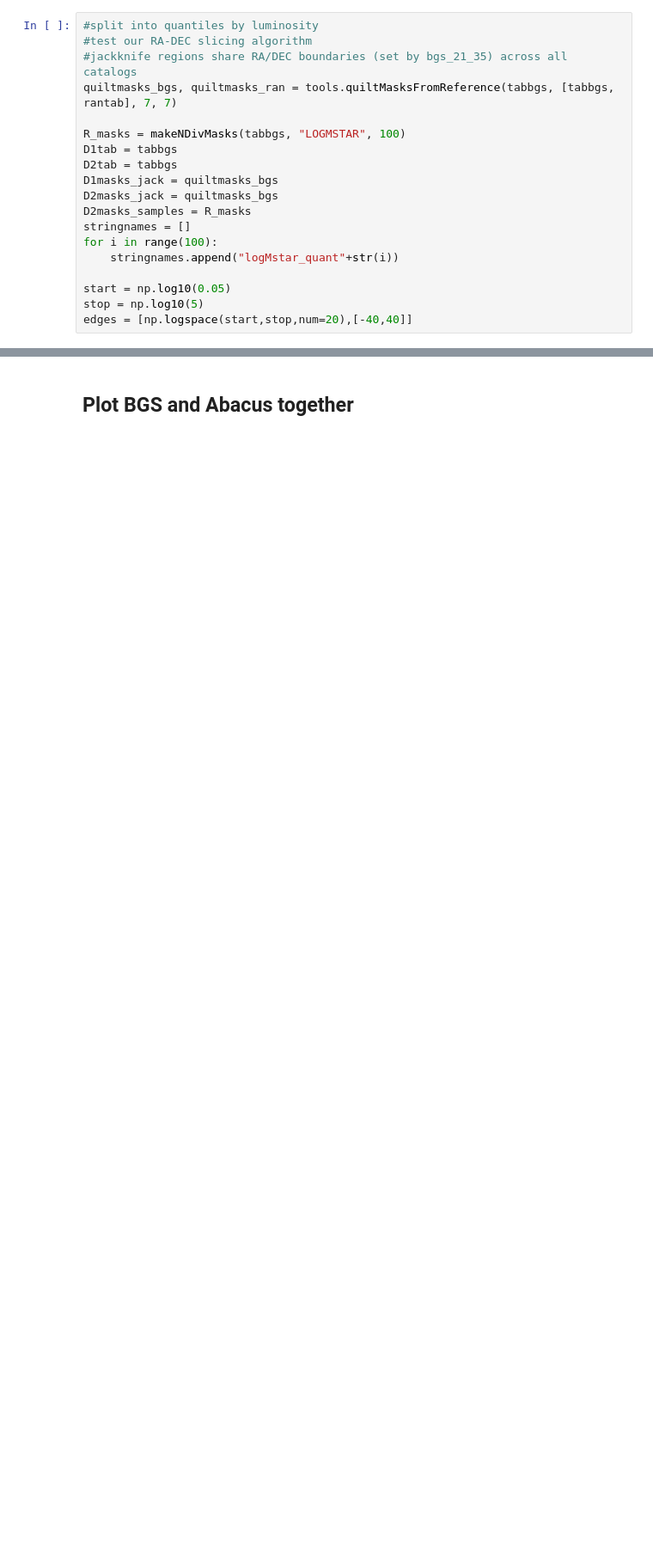
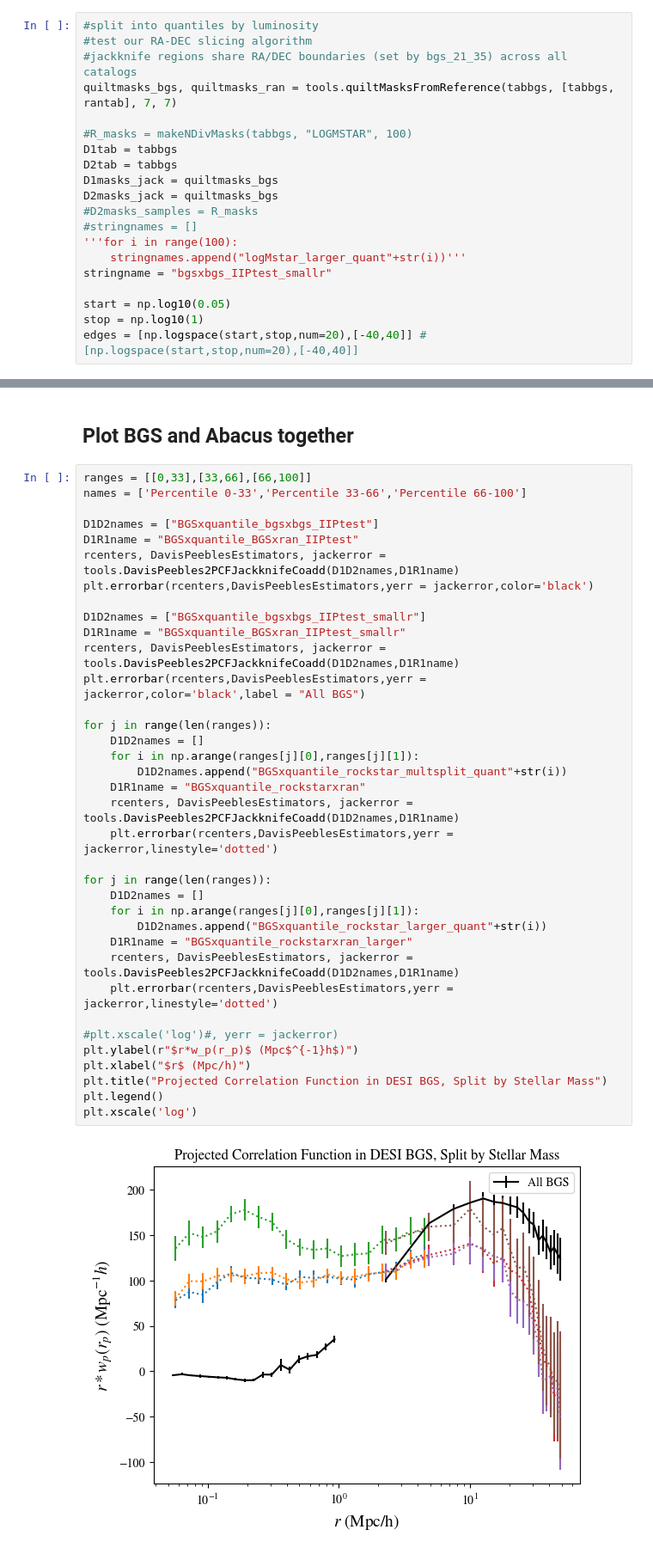
Before and after one commit to catherine-miller/bgsmaps, a Jupyter notebook: bgsclustering.ipynb, the cells around one changed output, grey strips where cells are left out. Shown at 86% size. Cells and saved outputs as stored; diff of their text form; blank space fills up the shorter version.

Commit message:
debugging correlation function calculation in BGS

```diff
--- a/bgsclustering.ipynb
+++ b/bgsclustering.ipynb
@@ -331,17 +314,18 @@ rantab = rantab[::4]
 #jackknife regions share RA/DEC boundaries (set by bgs_21_35) across all catalogs
 quiltmasks_bgs, quiltmasks_ran = tools.quiltMasksFromReference(tabbgs, [tabbgs, rantab], 7, 7)
 
-R_masks = makeNDivMasks(tabbgs, "LOGMSTAR", 100)
+#R_masks = makeNDivMasks(tabbgs, "LOGMSTAR", 100)
 D1tab = tabbgs
 D2tab = tabbgs
 D1masks_jack = quiltmasks_bgs
 D2masks_jack = quiltmasks_bgs
-D2masks_samples = R_masks
-stringnames = []
-for i in range(100):
-    stringnames.append("logMstar_quant"+str(i))
+#D2masks_samples = R_masks
+#stringnames = []
+'''for i in range(100):
+    stringnames.append("logMstar_larger_quant"+str(i))'''
+stringname = "bgsxbgs_IIPtest_smallr"
 
 start = np.log10(0.05)
-stop = np.log10(5)
-edges = [np.logspace(start,stop,num=20),[-40,40]]
+stop = np.log10(1)
+edges = [np.logspace(start,stop,num=20),[-40,40]] #[np.logspace(start,stop,num=20),[-40,40]]
 # %%
@@ -356,6 +341,44 @@ refmasks_jack = quiltmasks_bgs
 rancounts = tools.getJackknifeCounts(reftab, sampletab, refmasks_jack, samplemasks_jack, stringname,edges = edges,useD1weights = True, useD2weights = False)
 # %% [markdown]
 ## Plot BGS and Abacus together ##
+# %%
+ranges = [[0,33],[33,66],[66,100]]
+names = ['Percentile 0-33','Percentile 33-66','Percentile 66-100']
+
+D1D2names = ["BGSxquantile_bgsxbgs_IIPtest"]
+D1R1name = "BGSxquantile_BGSxran_IIPtest"
+rcenters, DavisPeeblesEstimators, jackerror = tools.DavisPeebles2PCFJackknifeCoadd(D1D2names,D1R1name)
+plt.errorbar(rcenters,DavisPeeblesEstimators,yerr = jackerror,color='black')
+
+D1D2names = ["BGSxquantile_bgsxbgs_IIPtest_smallr"]
+D1R1name = "BGSxquantile_BGSxran_IIPtest_smallr"
+rcenters, DavisPeeblesEstimators, jackerror = tools.DavisPeebles2PCFJackknifeCoadd(D1D2names,D1R1name)
+plt.errorbar(rcenters,DavisPeeblesEstimators,yerr = jackerror,color='black',label = "All BGS")
+
+for j in range(len(ranges)):
+    D1D2names = []
+    for i in np.arange(ranges[j][0],ranges[j][1]):
+        D1D2names.append("BGSxquantile_rockstar_multsplit_quant"+str(i))
+    D1R1name = "BGSxquantile_rockstarxran"
+    rcenters, DavisPeeblesEstimators, jackerror = tools.DavisPeebles2PCFJackknifeCoadd(D1D2names,D1R1name)
+    plt.errorbar(rcenters,DavisPeeblesEstimators,yerr = jackerror,linestyle='dotted')
+
+for j in range(len(ranges)):
+    D1D2names = []
+    for i in np.arange(ranges[j][0],ranges[j][1]):
+        D1D2names.append("BGSxquantile_rockstar_larger_quant"+str(i))
+    D1R1name = "BGSxquantile_rockstarxran_larger"
+    rcenters, DavisPeeblesEstimators, jackerror = tools.DavisPeebles2PCFJackknifeCoadd(D1D2names,D1R1name)
+    plt.errorbar(rcenters,DavisPeeblesEstimators,yerr = jackerror,linestyle='dotted')
+
+#plt.xscale('log')#, yerr = jackerror)
+plt.ylabel(r"$r*w_p(r_p)$ (Mpc$^{-1}h$)")
+plt.xlabel("$r$ (Mpc/h)")
+plt.title("Projected Correlation Function in DESI BGS, Split by Stellar Mass")
+plt.legend()
+plt.xscale('log')
+# %% [output]
+[figure, added]
 # %%
 ranges = [[0,33],[33,66],[66,100]]
 names = ['Percentile 0-33','Percentile 33-66','Percentile 66-100']
```
Also changed, not shown: parts of 5 cells of this notebook, 3 other files.
